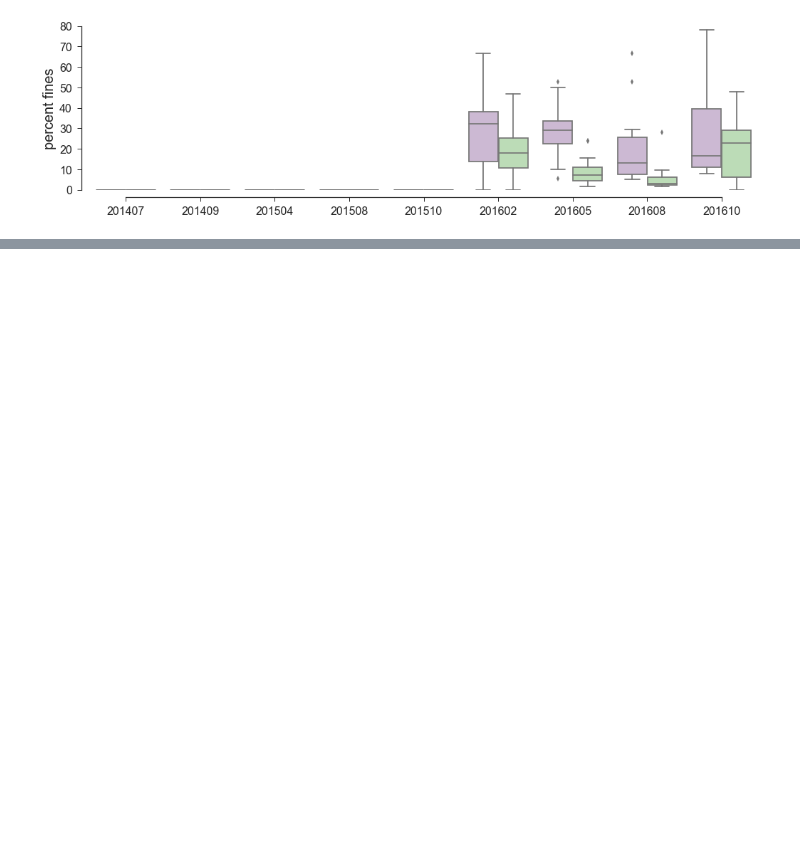
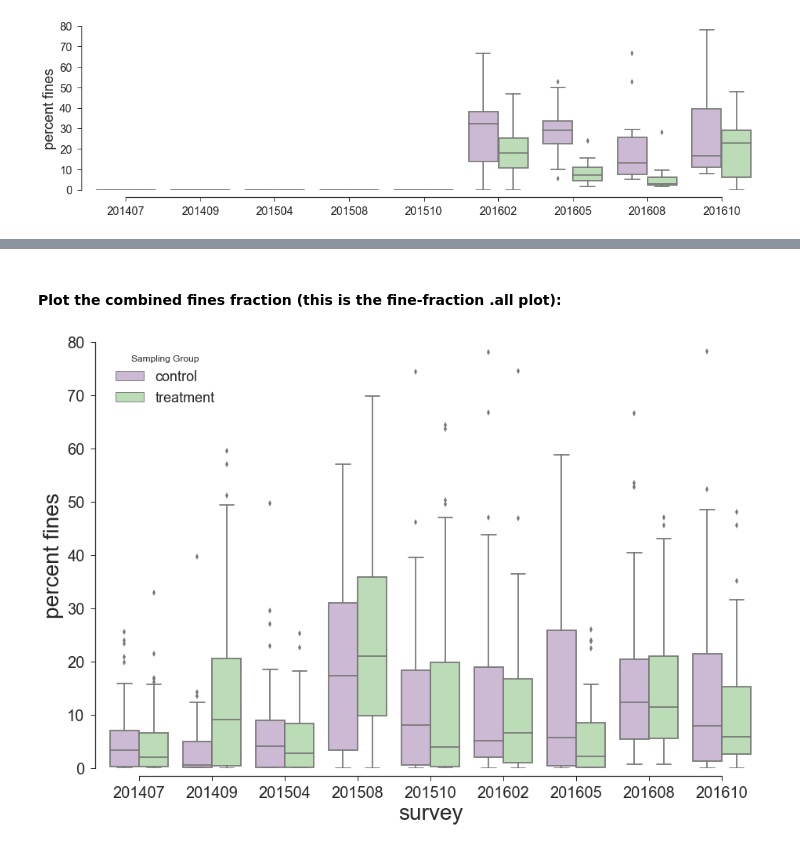
Before and after one commit to pjparis/PeaIslandBeachMonitoring, a Jupyter notebook: PlotGroup5_percent_gravel_and_fines_control_vs_treatment_boxplots.ipynb, the cells around one changed output, grey strips where cells are left out. Drawn from its saved outputs; the diff is of its cells as text; code cells hidden in the pictures; blank space fills up the shorter version.

```diff
--- a/PlotGroup5_percent_gravel_and_fines_control_vs_treatment_boxplots.ipynb
+++ b/PlotGroup5_percent_gravel_and_fines_control_vs_treatment_boxplots.ipynb
@@ -182,0 +212,27 @@ plt.savefig(plotpath+'Sample_'+sample+'_'+date+'_percent_fines.jpg', dpi=300)
+# %% [markdown]
+<h4>Plot the combined fines fraction (this is the fine-fraction .all plot):</h4>
+# %%
+sns.set_context('talk')
+figpf = plt.figure(figsize=(15,10))
+axspf = figpf.add_subplot(1,1,1)
+#figpf.tight_layout(pad=3.1, w_pad=0.5, h_pad=2.0)
+
+sns.set(style="ticks")
+
+# nested boxplot showing percent fines in samples by survey, by group
+axf=sns.boxplot(x='survey', y='pfines', hue='group', data=df, palette='PRGn' )
+
+axf.set(ylim=(0,80))
+sns.despine(offset=10, trim=True)  # despine must come AFTER the axis limits are set!!!
+
+plt.xticks(size=20)
+plt.yticks(size=20)
+#axf.set_xlabel('')    #
+plt.xlabel('survey', fontsize=28)
+plt.ylabel('percent fines', fontsize=28)
+#axf.legend_.remove()
+plt.legend(title='Sampling Group', fontsize=18, loc='best')
+
+plt.savefig(plotpath+'percent_fines_all.jpg', dpi=300)
+# %% [output]
+[figure, added]
```
Also changed, not shown: parts of 8 cells of this notebook.
